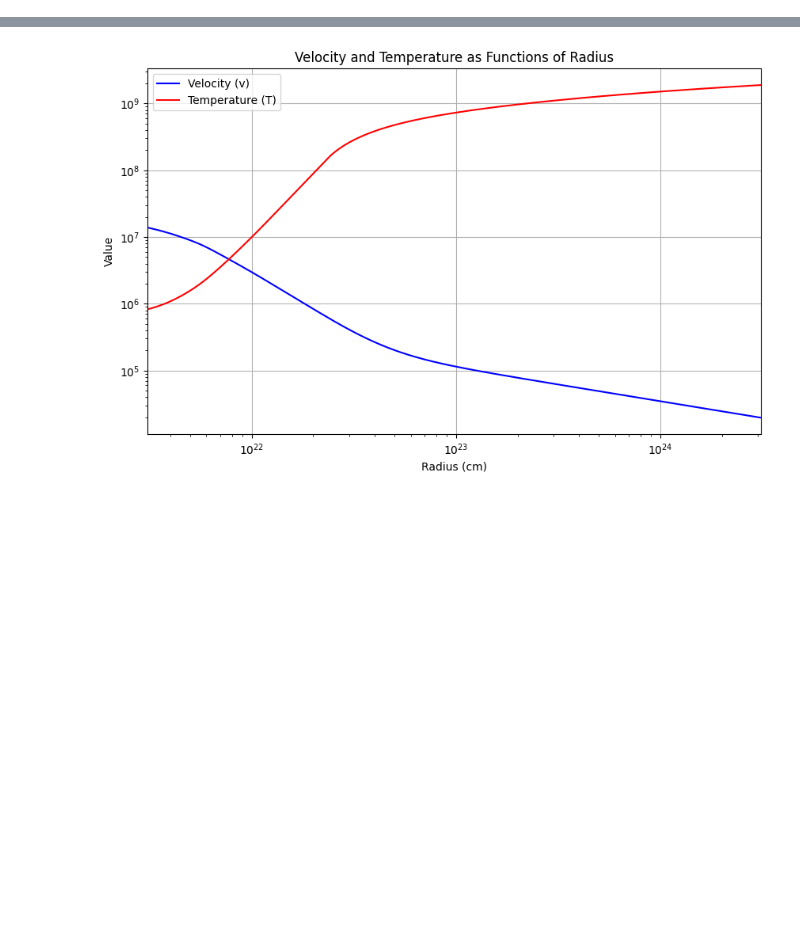
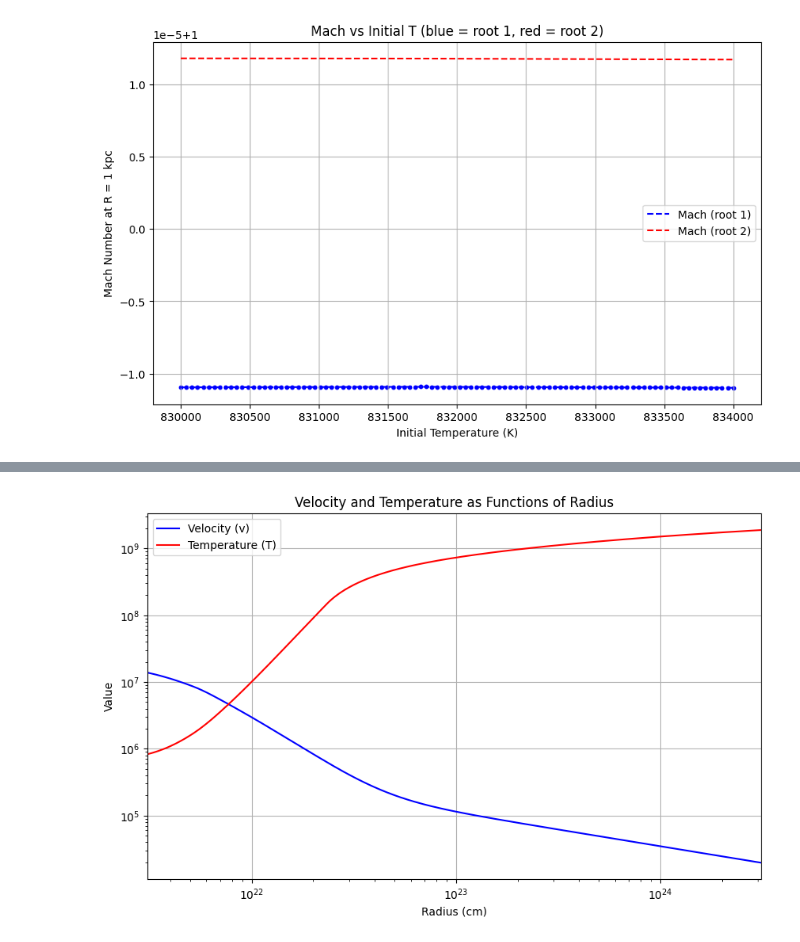
Before and after one commit to Jacob-Evans-007/Summer-2025-Hydrodynamics, a Jupyter notebook: Lab_notebook_1.ipynb, the cells around one changed output, grey strips where cells are left out. Cells and saved outputs as stored; diff of their text form; code cells hidden in the pictures; blank space fills up the shorter version.

```diff
--- a/Lab_notebook_1.ipynb
+++ b/Lab_notebook_1.ipynb
@@ -104,3 +81,67 @@ print(quadsolver(830000))
+# %%
+T_vals = np.linspace(830000, 834000, 100)
+mach_list = []
+mach1_list = []
+mach2_list = []
+T_used = []
+chosen_root = []
+
+for T_try in T_vals:
+    Tnaught, vnaught, Rnaught, rhonaught, cs_naught, machnaught, Mdot = quadsolver(T_try)
+    mach_list.append(machnaught)
+    T_used.append(Tnaught)
+
+    # Recompute both roots
+    dLdT = lf.dLdTfunc(T_try)
+    dVcdr = lf.dVcdrfunc(1*ktc, 27.1*ktc, 210*ktc)
+    beta = (-5/12) + (1/6)*dLdT
+    delta = (1/3)*dVcdr - 0.25
+    discrim = (beta**2) - (4*delta)
+    i = -beta + np.sqrt(discrim)
+    j = -beta - np.sqrt(discrim)
+    dlnT1 = i/2
+    dlnT2 = j/2
+
+    T1 = T_try * (1 + epsilon * dlnT1)
+    T2 = T_try * (1 + epsilon * dlnT2)
+    V_base = np.sqrt(gamma * k_Bcgs * T_try / (mu * mp_g))
+    dlnv1 = (-3/2)*dlnT1 + 3 - (2.5 * T1 / lf.Tc(ktc, 27.1*ktc, 210*ktc))
+    dlnv2 = (-3/2)*dlnT2 + 3 - (2.5 * T2 / lf.Tc(ktc, 27.1*ktc, 210*ktc))
+    V1 = V_base * (1 + epsilon*dlnv1)
+    V2 = V_base * (1 + epsilon*dlnv2)
+    mach1 = V1 / np.sqrt(gamma * k_Bcgs * T1 / (mu * mp_g))
+    mach2 = V2 / np.sqrt(gamma * k_Bcgs * T2 / (mu * mp_g))
+
+    mach1_list.append(mach1)
+    mach2_list.append(mach2)
+
+    if mach1 < mach2:
+        chosen_root.append(1)
+    else:
+        chosen_root.append(2)
+
+# Plotting
+plt.figure(figsize=(10,6))
+
+# Both root curves
+plt.plot(T_vals, mach1_list, 'b--', label='Mach (root 1)')
+plt.plot(T_vals, mach2_list, 'r--', label='Mach (root 2)')
+
+# Chosen root (dot at actual mach)
+for T_try, mach_val, root in zip(T_vals, mach_list, chosen_root):
+    if root == 1:
+        plt.scatter(T_try, mach_val, color='blue', s=10)
+    else:
+        plt.scatter(T_try, mach_val, color='red', s=10)
+
+plt.xlabel('Initial Temperature (K)')
+plt.ylabel('Mach Number at R = 1 kpc')
+plt.title('Mach vs Initial T (blue = root 1, red = root 2)')
+plt.grid(True)
+plt.legend()
+plt.show()
+# %% [output]
+[figure, added]
 # %%
 def vc2grab(r,rs,R):
     vc2 = lf.vcgrab(r, rs,R)**2
```
Also changed, not shown: parts of 10 cells of this notebook, 5 other files.
